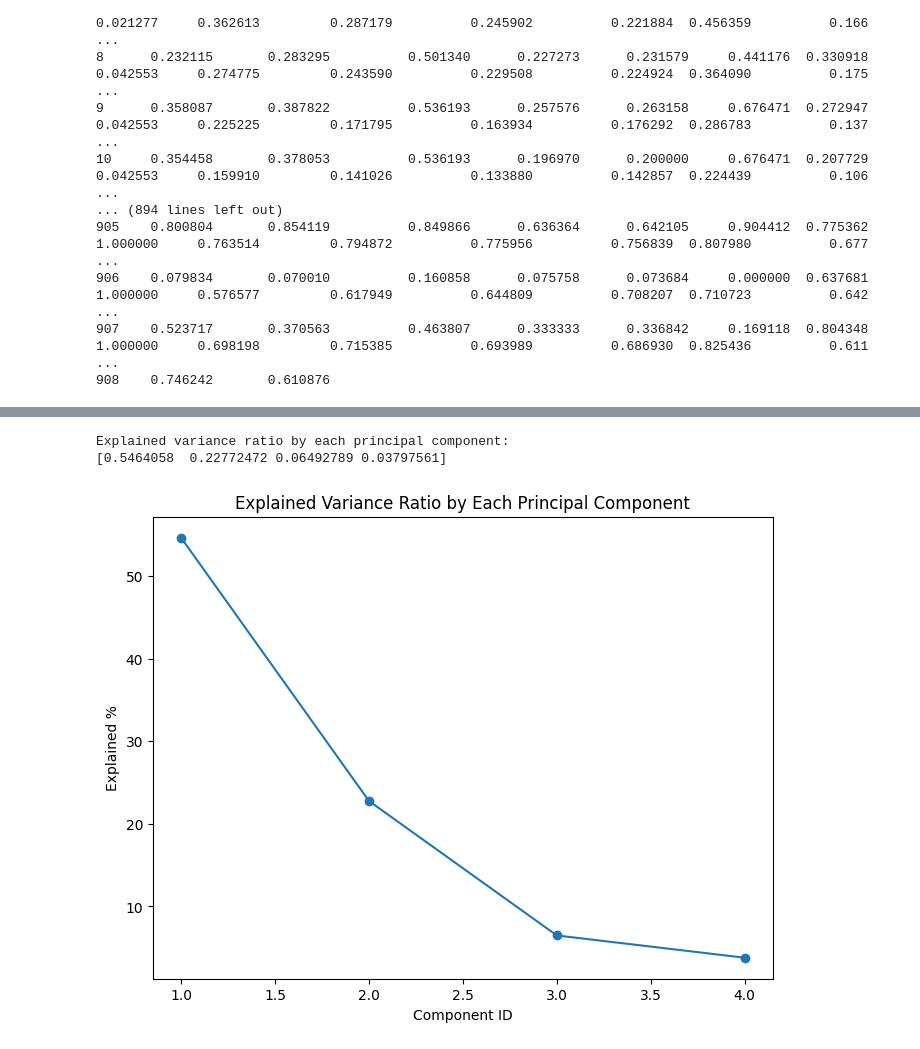
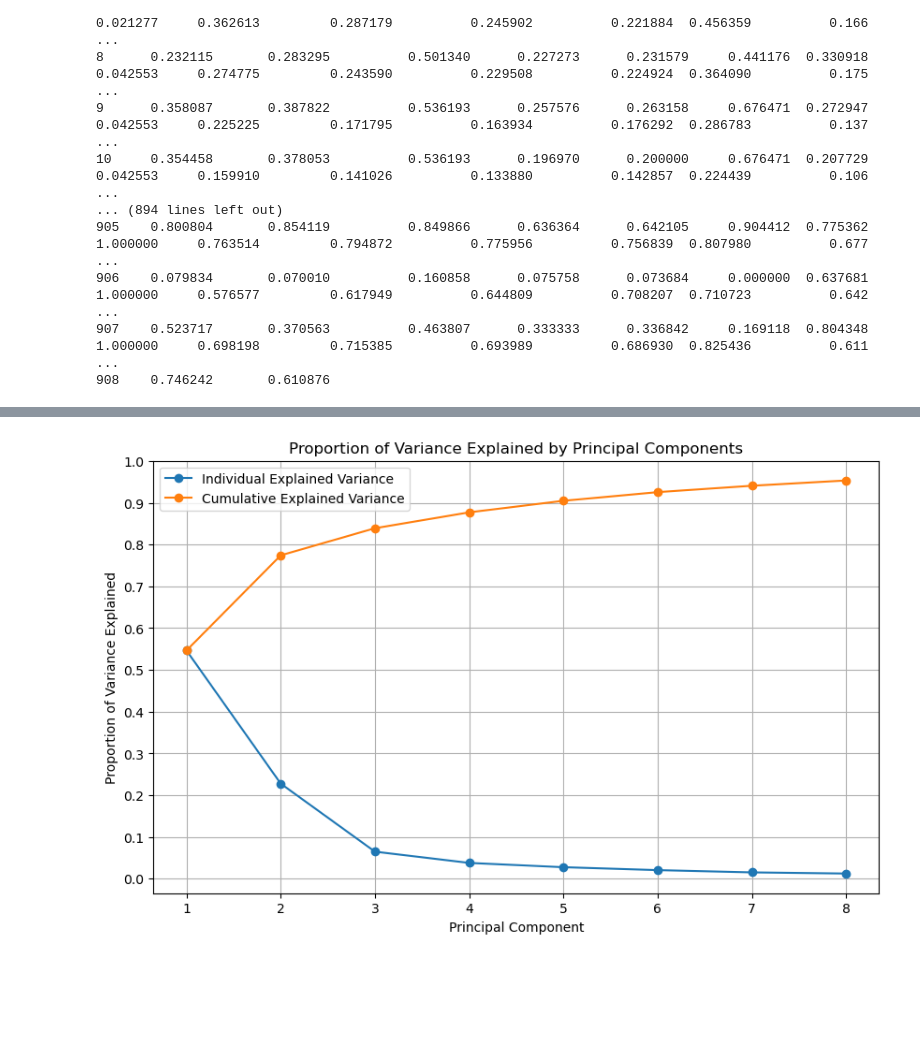
Before and after one commit to alwayshs/DSTP, a Jupyter notebook: Code.ipynb, the cells around one changed output, grey strips where cells are left out. Cells and saved outputs as stored; diff of their text form; code cells hidden in the pictures; blank space fills up the shorter version.

```diff
--- a/Code.ipynb
+++ b/Code.ipynb
@@ -534,39 +434,28 @@ plt.show()
-# %%
-from sklearn.decomposition import PCA
-
-# PCA 설명률 분석
-pca_all = PCA(n_components=4)
-pca_all.fit(Gwangyang_df_scaled.drop(columns=['일일발전량(Wh)']))
-explained_variance_ratio = pca_all.explained_variance_ratio_
-
-print("Explained variance ratio by each principal component:")
-print(explained_variance_ratio)
-
-plt.figure(figsize=(8, 6))
-plt.plot(np.arange(1, 5), explained_variance_ratio * 100, marker='o')
-plt.xlabel("Component ID")
-plt.ylabel("Explained %")
-plt.title("Explained Variance Ratio by Each Principal Component")
-plt.show()
-# %% [output]
-Explained variance ratio by each principal component:
-[0.5464058  0.22772472 0.06492789 0.03797561]
-[figure, removed]
 # %%
-# 데이터 준비
+from sklearn.decomposition import PCA
 
-from sklearn.model_selection import train_test_split
-from sklearn.preprocessing import StandardScaler
-from sklearn.linear_model import LinearRegression
-from sklearn.metrics import mean_squared_error, mean_absolute_error, mean_squared_error, r2_score
+# PCA 수행
+n_components = 8
+pca = PCA(n_components)
+pca.fit(Gwangyang_df_scaled.drop(columns=['일일발전량(Wh)']))
 
-# 마지막 31개 데이터 제외 (2017-01-01 ~ 2022-11-30)
-train_data = Gwangyang_df_filtered.iloc[:-31]
-train_data_scaled = Gwangyang_df_scaled.iloc[:-31]
+# 각 주성분이 설명하는 분산 비율
+explained_variance_ratio = pca.explained_variance_ratio_
 
-# 종속 변수와 독립 변수 분리
-X = train_data_scaled.drop(columns=['일일발전량(Wh)'])
-y = train_data['일일발전량(Wh)']
+# 누적 분산 비율
+cumulative_explained_variance_ratio = np.cumsum(explained_variance_ratio)
 
-# train과 test로 데이터 나누기
-X_train, X_test, y_train, y_test = train_test_split(X, y, test_size=0.2, random_state=42)
+# 시각화
+plt.figure(figsize=(10, 6))
+plt.plot(range(1, n_components + 1), explained_variance_ratio, marker='o', linestyle='-', label='Individual Explained Variance')
+plt.plot(range(1, n_components + 1), cumulative_explained_variance_ratio, marker='o', linestyle='-', label='Cumulative Explained Variance')
+plt.xlabel('Principal Component')
+plt.ylabel('Proportion of Variance Explained')
+plt.title('Proportion of Variance Explained by Principal Components')
+plt.xticks(range(1, n_components + 1))
+plt.yticks(np.arange(0, 1.1, 0.1))
+plt.legend()
+plt.grid(True)
+plt.show()
+# %% [output]
+[figure, added]
```
Also changed, not shown: parts of 18 cells of this notebook.
